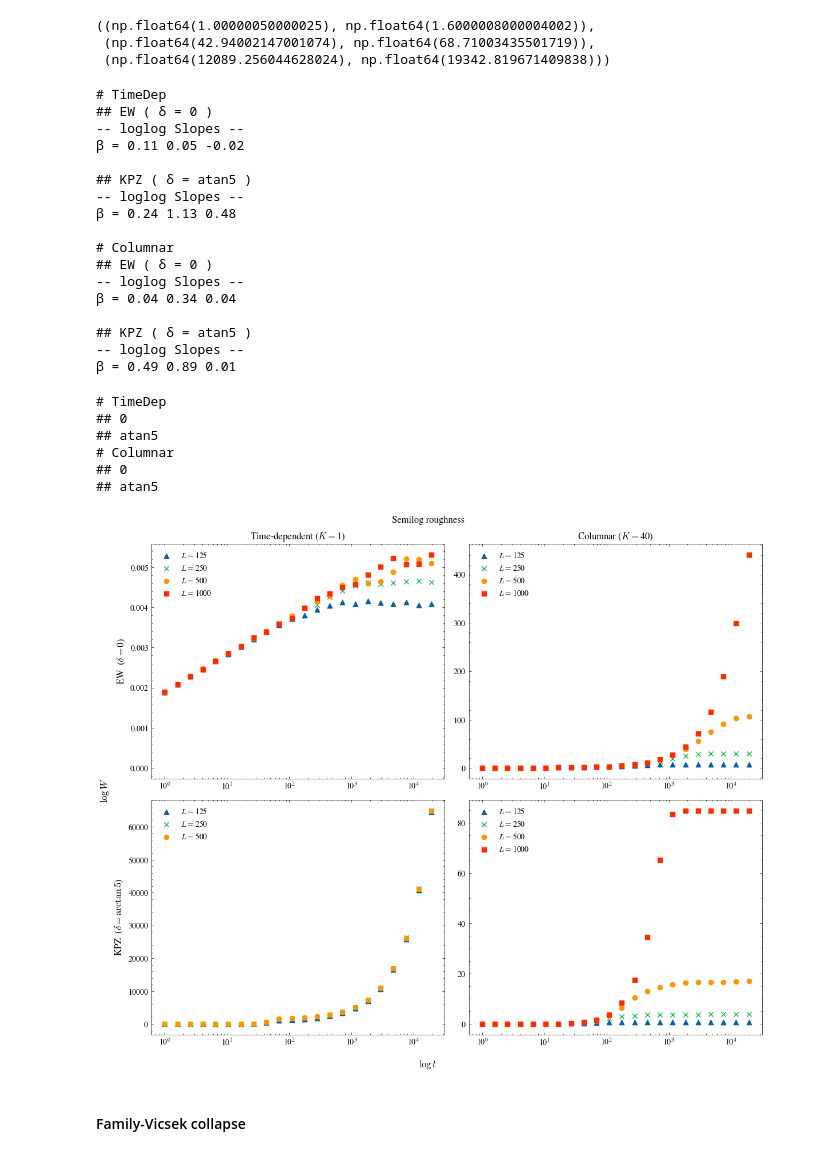
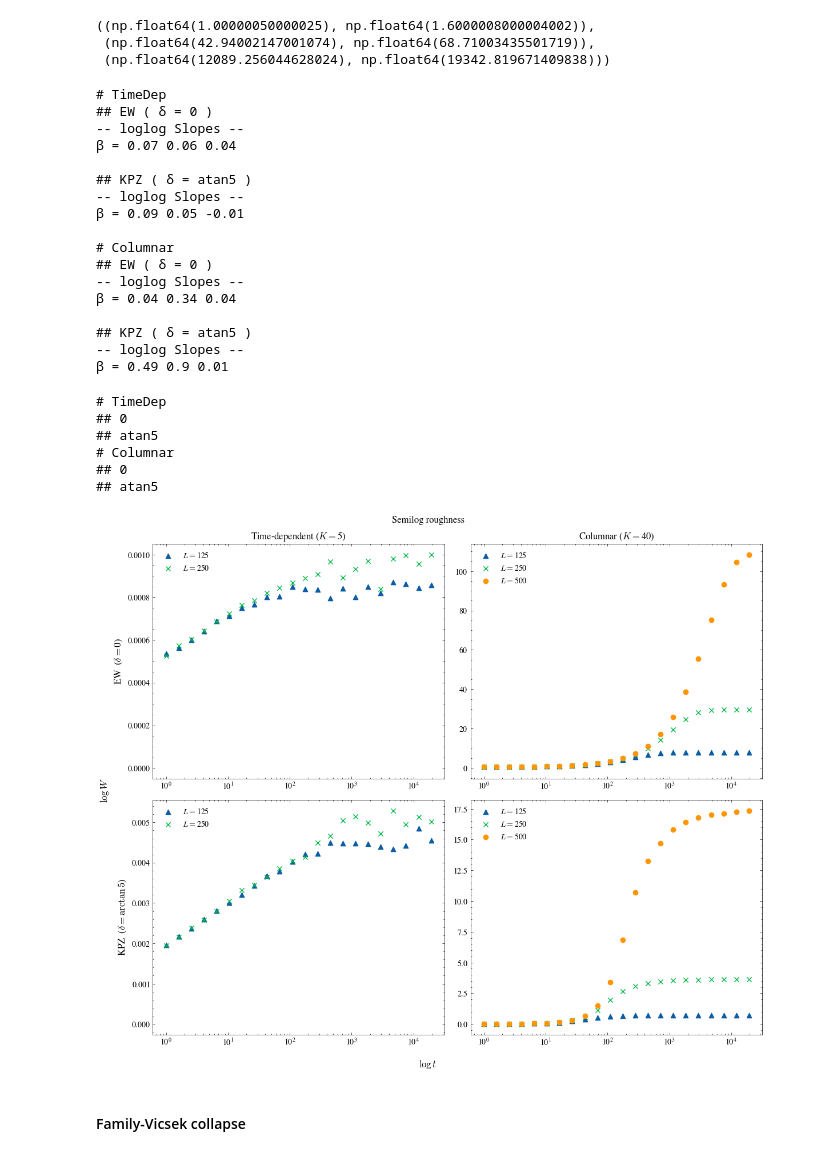
Before and after one commit to goznalo-git/RoughKuramoto, a Jupyter notebook: Notebooks_2D/2-Roughness.ipynb, the cells around one changed output. Drawn from its saved outputs; the diff is of its cells as text; code cells hidden in the pictures.

```diff
--- a/Notebooks_2D/2-Roughness.ipynb
+++ b/Notebooks_2D/2-Roughness.ipynb
@@ -184,9 +174,11 @@ avg_df_path = "../Simulations_2D/average_simulations.pkl"
 avg_df = pd.read_pickle(avg_df_path)
 # %%
 T = 20000
-Ks = [1, 40]
+Ks = [5, 40]
 # %% [markdown]
 ### Large coupling = KPZ, EW
+# %%
+markerdict = {125: "^", 250: "x", 500: "o", 1000: "s"}
 # %%
 # Adjustment to the crossover time: t_x = tx * L**z (BY HAND for Ks=[1,40])
 tx = {"TimeDep": {"EW": 1/100, "KPZ": 1/10}, "Columnar": {"EW": 1/1500, "KPZ": 1/80}}
@@ -244,11 +241,11 @@ for i, (typenoise, typelabel) in enumerate(zip(["TimeDep", "Columnar"], ["Time-d
 # TimeDep
 ## EW ( δ = 0 )
 -- loglog Slopes --
-β = 0.11 0.05 -0.02
+β = 0.07 0.06 0.04
 
 ## KPZ ( δ = atan5 )
 -- loglog Slopes --
-β = 0.24 1.13 0.48
+β = 0.09 0.05 -0.01
 
 # Columnar
 ## EW ( δ = 0 )
@@ -257,7 +254,7 @@ for i, (typenoise, typelabel) in enumerate(zip(["TimeDep", "Columnar"], ["Time-d
 
 ## KPZ ( δ = atan5 )
 -- loglog Slopes --
-β = 0.49 0.89 0.01
+β = 0.49 0.9 0.01
 # %%
 fig, ax = plt.subplots(2, 2, figsize=(12,10))
 fig.suptitle("Semilog roughness")
@@ -277,7 +274,7 @@ for i, (typenoise, typelabel) in enumerate(zip(["TimeDep", "Columnar"], ["Time-d
             & (avg_df["deltaname"] == deltaname)
             & (avg_df["T"] == T)
             & ((avg_df["K"] == Ks[0]) | (avg_df["K"] == Ks[1]))
-            # & (avg_df["L"] < 1000)
+            & (avg_df["L"] < 1000)
         )
         sub_df = avg_df[mask]
 
@@ -288,31 +285,31 @@ for i, (typenoise, typelabel) in enumerate(zip(["TimeDep", "Columnar"], ["Time-d
             L = row["L"]
             K = row["K"]
 
             ax[j,i].scatter(t, mean_roughness**2, label=r"$L=$" + str(L), marker=markerdict[L])
 
         ax[j,i].set_xscale('log')
         # ax[j,i].set_yscale('log')
 
     # Scalings
     #ax[0,0].semilogx(t[1:-5:], 0.0022 + np.log(t[1:-5:])/2600, linestyle="--", color="k")
 
 ax[0,0].set_title(f"Time-dependent ($K=${Ks[0]})")
 ax[0,1].set_title(f"Columnar ($K=${Ks[1]})")
 ax[0,0].set_ylabel(r"EW  ($\delta=0$)", fontsize=12)
 ax[1,0].set_ylabel(r"KPZ  ($\delta=\arctan5$)", fontsize=12)
 
 ax[0,0].legend()
 ax[0,1].legend()
 ax[1,0].legend()
 ax[1,1].legend()
 
 plt.tight_layout()
 plt.show()
 # %% [output]
 # TimeDep
 ## 0
 ## atan5
 # Columnar
 ## 0
 ## atan5
-[figure, old version]
+[figure, new version]
```
Also changed, not shown: parts of 16 cells of this notebook, 5 other files.
